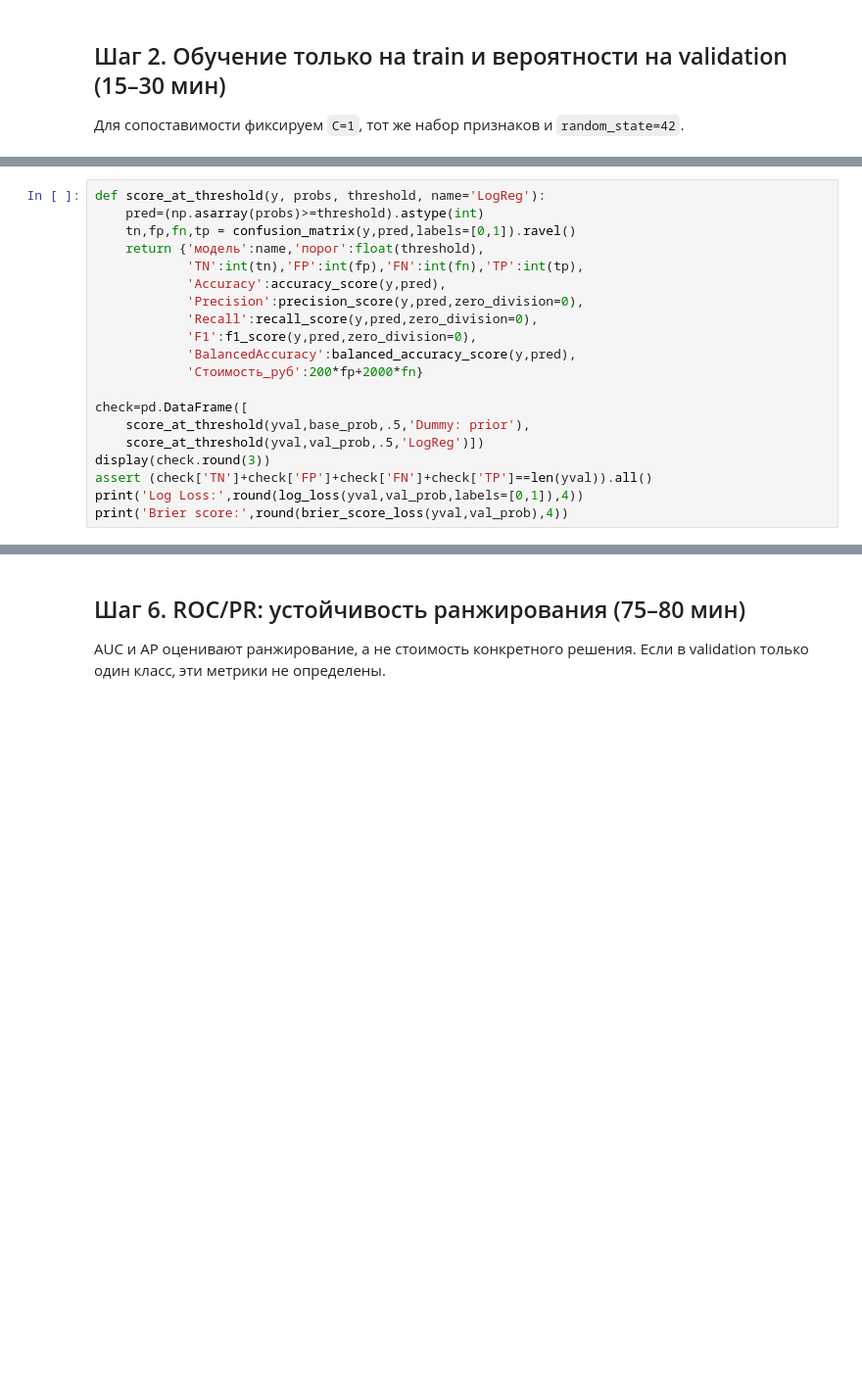
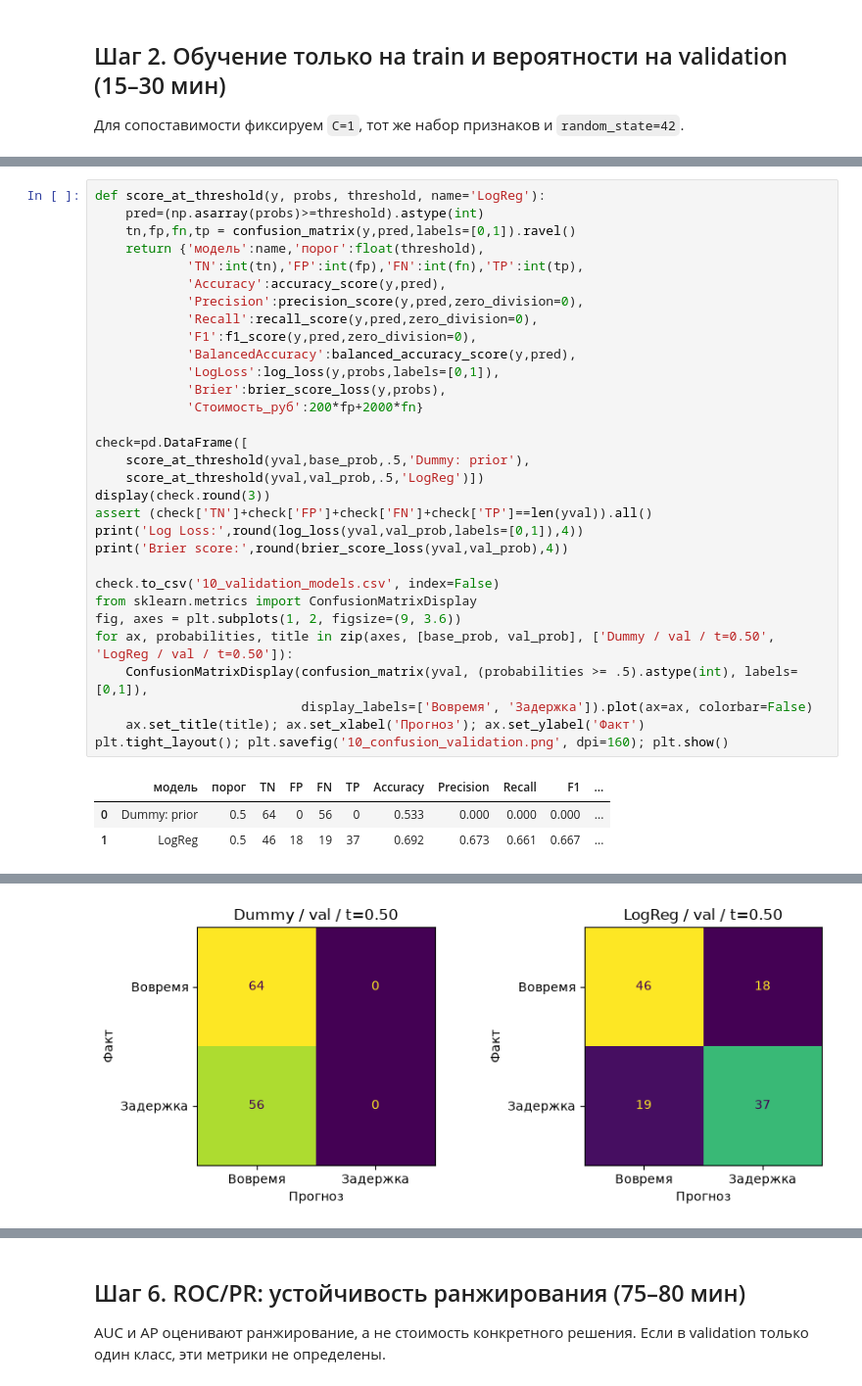
Before and after one commit to Vladislav-Evg-Sid/utmn-master-degree, a Jupyter notebook: tii/lb10/10_student.ipynb, the cells around one changed output, grey strips where cells are left out. Shown at 98% size. Saved outputs shown, nothing was run; the diff lists cells and outputs as text; blank space fills up the shorter version.

```diff
--- a/tii/lb10/10_student.ipynb
+++ b/tii/lb10/10_student.ipynb
@@ -158,6 +206,8 @@ def score_at_threshold(y, probs, threshold, name='LogReg'):
             'Recall':recall_score(y,pred,zero_division=0),
             'F1':f1_score(y,pred,zero_division=0),
             'BalancedAccuracy':balanced_accuracy_score(y,pred),
+            'LogLoss':log_loss(y,probs,labels=[0,1]),
+            'Brier':brier_score_loss(y,probs),
             'Стоимость_руб':200*fp+2000*fn}
 
 check=pd.DataFrame([
@@ -167,3 +217,16 @@ display(check.round(3))
 assert (check['TN']+check['FP']+check['FN']+check['TP']==len(yval)).all()
 print('Log Loss:',round(log_loss(yval,val_prob,labels=[0,1]),4))
 print('Brier score:',round(brier_score_loss(yval,val_prob),4))
+
+check.to_csv('10_validation_models.csv', index=False)
+from sklearn.metrics import ConfusionMatrixDisplay
+fig, axes = plt.subplots(1, 2, figsize=(9, 3.6))
+for ax, probabilities, title in zip(axes, [base_prob, val_prob], ['Dummy / val / t=0.50', 'LogReg / val / t=0.50']):
+    ConfusionMatrixDisplay(confusion_matrix(yval, (probabilities >= .5).astype(int), labels=[0,1]),
+                           display_labels=['Вовремя', 'Задержка']).plot(ax=ax, colorbar=False)
+    ax.set_title(title); ax.set_xlabel('Прогноз'); ax.set_ylabel('Факт')
+plt.tight_layout(); plt.savefig('10_confusion_validation.png', dpi=160); plt.show()
+# %% [output]
+|  | модель | порог | TN | FP | FN | TP | Accuracy | Precision | Recall | F1 | ... |
+| 0 | Dummy: prior | 0.5 | 64 | 0 | 56 | 0 | 0.533 | 0.000 | 0.000 | 0.000 | ... |
+| 1 | LogReg | 0.5 | 46 | 18 | 19 | 37 | 0.692 | 0.673 | 0.661 | 0.667 | ... |
@@ -170,3 +235,4 @@ print('Brier score:',round(brier_score_loss(yval,val_prob),4))
+[figure, added]
 # %% [markdown]
 ## Шаг 4. Три фиксированных порога и стоимость ошибок (45–60 мин)
 Считайте C(t)=200·FP(t)+2000·FN(t); сравните `t=0.30`, `0.50`, `0.70`. Изменение порога не переобучает модель.
```
Also changed, not shown: parts of 14 cells of this notebook, 25 other files.
